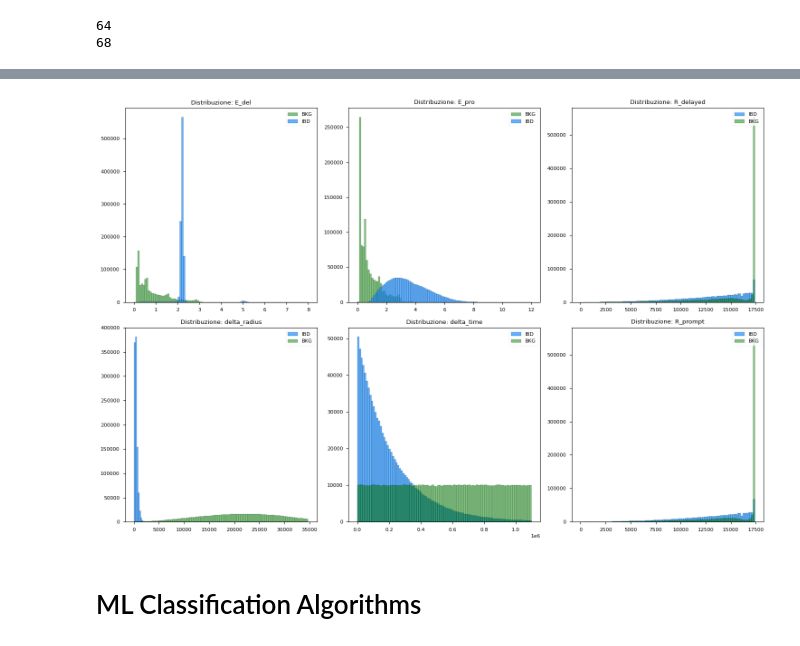
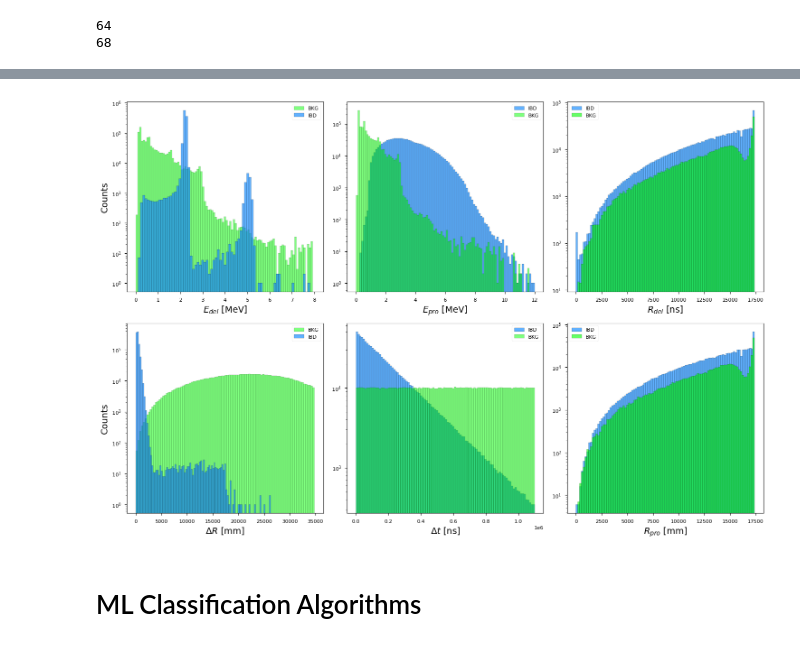
Before and after one commit to Fabiocufino/CloudVenetoCode, a Jupyter notebook: Analysis_CV/BKG_UNcorrelated/XGBoost.ipynb, the cells around one changed output, grey strips where cells are left out. Drawn from its saved outputs; the diff is of its cells as text; code cells hidden in the pictures.

```diff
--- a/Analysis_CV/BKG_UNcorrelated/XGBoost.ipynb
+++ b/Analysis_CV/BKG_UNcorrelated/XGBoost.ipynb
@@ -14,7 +14,9 @@ plt.rcParams["patch.force_edgecolor"] = True
 # file_all_features = up.open("Data/all_feature.root")
 # all_feature = file_all_features['all_feature'].arrays(library = 'np')
 # %%
-all_feature = pd.read_csv("/mnt/fcufino/all_features.csv")
+all_feature = pd.read_csv("all_features.csv")
+# %%
+all_feature = all_feature.rename(columns={'R_delayed': 'R_del', 'R_prompt': 'R_pro'})
 # %% [markdown]
 ## Checking the dataset size
 # %%
@@ -102,44 +104,69 @@ all_feature.describe()
 | 75% | 3.291638e+00 | 2.113910e+04 | 1.0 | 2.219660e+00 | 1.739900e+04 | 6.109250e+05 | 1.739900e+04 | 1.000000e+00 |
 | max | 3.913881e+02 | 3.479771e+04 | 1.0 | 3.913881e+02 | 1.740007e+04 | 1.099999e+06 | 1.740007e+04 | 1.000000e+00 |
 # %%
-features = ['E_del',"E_pro","R_delayed","delta_radius","delta_time","R_prompt"]
+features = ['E_del',"E_pro","R_del","delta_radius","delta_time","R_pro"]
 # Definisci le dimensioni della griglia dei subplot
 num_rows = 2  # Numero di righe
 num_cols = 3  # Numero di colonne
 
 # Crea una figura e una griglia di subplot
 fig, axes = plt.subplots(num_rows, num_cols, figsize=(15, 10))
 
 # Itera attraverso tutte le features
 for idx, feature in enumerate(features):
     # Calcola gli indici della riga e della colonna corrente
     row = idx // num_cols
     col = idx % num_cols
 
     # Seleziona l'asse corrispondente alla riga e alla colonna corrente
     ax = axes[row, col] if num_rows > 1 else axes[col]
 
     if feature == "E_del":
-        ax.hist(all_feature[feature][all_feature['Label'] == 0],np.linspace(0,8,100), color='green',alpha = 0.5, label='BKG')
-        ax.hist(all_feature[feature][all_feature['Label'] == 1],np.linspace(0,8,100), color='dodgerblue',alpha = 0.7, label='IBD')
+        ax.hist(all_feature[feature][all_feature['Label'] == 0],np.linspace(0,8,100), color='lime',alpha = 0.5, label='BKG', log = 'True')
+        ax.hist(all_feature[feature][all_feature['Label'] == 1],np.linspace(0,8,80), color='dodgerblue',alpha = 0.7, label='IBD', log = 'True')
+        ax.set_xlabel(r'$E_{del}$ [MeV]', fontsize=14)
+        ax.set_ylabel(r'Counts', fontsize=14)
+        ax.legend(loc='upper right')
 
     elif feature == "E_pro":
-        ax.hist(all_feature[feature][all_feature['Label'] == 0],np.linspace(0,12,100), color='green',alpha = 0.5, label='BKG')
-        ax.hist(all_feature[feature][all_feature['Label'] == 1],np.linspace(0,12,100), color='dodgerblue',alpha = 0.7, label='IBD')
-    else:
-        ax.hist(all_feature[feature][all_feature['Label'] == 1],bins=100, color='dodgerblue',alpha = 0.7, label='IBD')
-        ax.hist(all_feature[feature][all_feature['Label'] == 0],bins=100, color='green',alpha = 0.5, label='BKG')
+        ax.hist(all_feature[feature][all_feature['Label'] == 1],np.linspace(0,12,100), color='dodgerblue',alpha = 0.7, label='IBD', log = 'True')
+        ax.hist(all_feature[feature][all_feature['Label'] == 0],np.linspace(0,12,100), color='lime',alpha = 0.5, label='BKG', log = 'True')
+        ax.set_xlabel(r'$E_{pro}$ [MeV]', fontsize=14)
+        ax.legend(loc='upper right')
+
+
+    elif feature == "R_pro":
+        ax.hist(all_feature[feature][all_feature['Label'] == 1],bins=100, color='dodgerblue',alpha = 0.7, label='IBD', log = 'True')
+        ax.hist(all_feature[feature][all_feature['Label'] == 0],np.linspace(0,17389,100), color='lime',alpha = 0.6, label='BKG', log = 'True')
+        ax.set_xlabel(r'$R_{pro}$ [mm]', fontsize=14)
+        ax.legend(loc='upper left')
+
+    elif feature == "R_del":
+        ax.hist(all_feature[feature][all_feature['Label'] == 1],bins=100, color='dodgerblue',alpha = 0.7, label='IBD', log = 'True')
+        ax.hist(all_feature[feature][all_feature['Label'] == 0],np.linspace(0,17389,100), color='lime',alpha = 0.6, label='BKG', log = 'True')
+        ax.set_xlabel(r'$R_{del}$ [ns]', fontsize=14)
+        ax.legend(loc='upper left')
+
+    elif feature == "delta_radius":
+        ax.hist(all_feature[feature][all_feature['Label'] == 0],bins=100, color='lime',alpha = 0.5, label='BKG', log = 'True')
+        ax.hist(all_feature[feature][all_feature['Label'] == 1],bins=100, color='dodgerblue',alpha = 0.7, label='IBD', log = 'True')
+        ax.set_xlabel(r'$\Delta R}$ [mm]', fontsize=14)
+        ax.set_ylabel(r'Counts', fontsize=14)
+        ax.legend(loc='upper right')
+
+    elif feature == "delta_time":
+        ax.hist(all_feature[feature][all_feature['Label'] == 1],bins=100, color='dodgerblue',alpha = 0.7, label='IBD', log = 'True')
+        ax.hist(all_feature[feature][all_feature['Label'] == 0],bins=100, color='lime',alpha = 0.5, label='BKG', log = 'True')
+        ax.set_xlabel(r'$\Delta t}$ [ns]', fontsize=14)
+        ax.legend(loc='upper right')
 
 
 
-    ax.set_title(f'Distribuzione: {feature}')
-    ax.legend(loc='upper right')
-
-
 plt.tight_layout()
+plt.savefig('../../../../Latex/Images/hist_features.png')
 plt.show()
 # %% [output]
-[figure, old version]
+[figure, new version]
 # %% [markdown]
 # ML Classification Algorithms
 # %%
```
Also changed, not shown: parts of 32 cells of this notebook, 5 other files.
